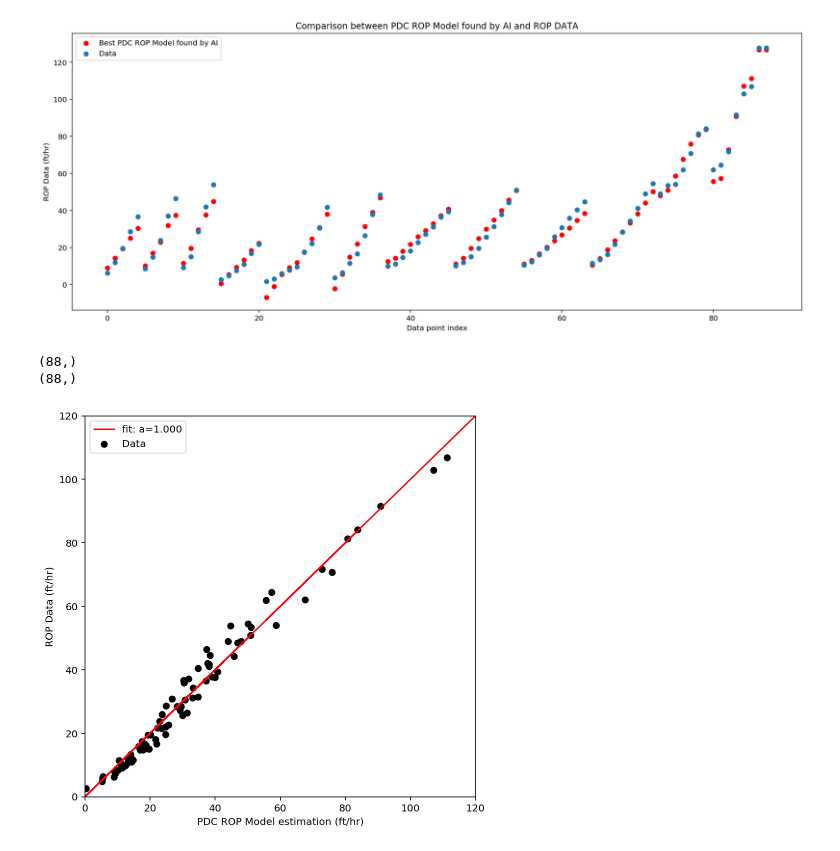
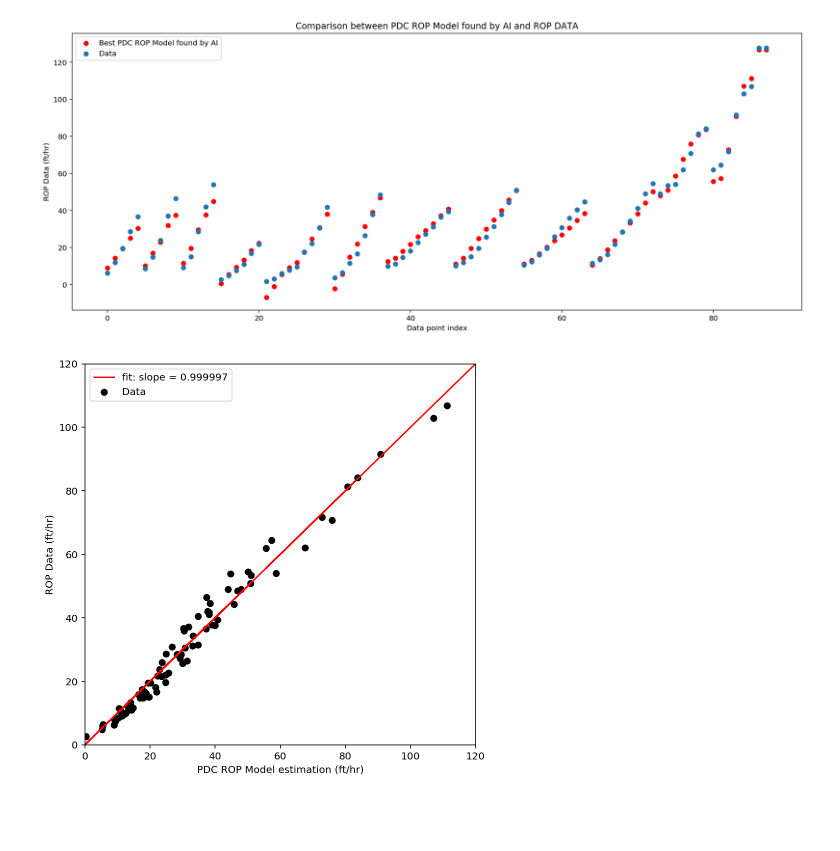
Before and after one commit to Atashnezhad/ROP-Modeling, a Jupyter notebook: ROP models/A PDC ROP model developed by AI/ROP_model.ipynb, the cells around one changed output. Drawn from its saved outputs; the diff is of its cells as text; code cells hidden in the pictures; blank space fills up the shorter version.

```diff
--- a/ROP models/A PDC ROP model developed by AI/ROP_model.ipynb
+++ b/ROP models/A PDC ROP model developed by AI/ROP_model.ipynb
@@ -216,24 +216,18 @@ plt.savefig("../A PDC ROP model developed by AI/Figures/Comparison between PDC R
             dpi=100)
 # %% [output]
 [figure]
-# %%
-print(estimated.shape)
-print(Y_np_flat.shape)
-# %% [output]
-(88,)
-(88,)
 # %%
 def func(x, a):
     return (a * x)
 popt, pcov = curve_fit(func, estimated, Y_np_flat)
 
 plt.figure(figsize=(7,7))
 plt.scatter(estimated, Y_np, c='k', label='Data')
 plt.xlim(0,120),plt.xlabel("PDC ROP Model estimation (ft/hr)")
 plt.ylim(0,120),plt.ylabel("ROP Data (ft/hr)")
 plt.plot(estimated, func(estimated, *popt), 'r-',
-         label='fit: a=%5.3f' % tuple(popt))
+         label='fit: slope = %5.6f' % tuple(popt))
 plt.legend()
 plt.savefig("../A PDC ROP model developed by AI/Figures/ModelvsData.png")
 # %% [output]
-[figure, old version]
+[figure, new version]
```
Also changed, not shown: 1 other file.
